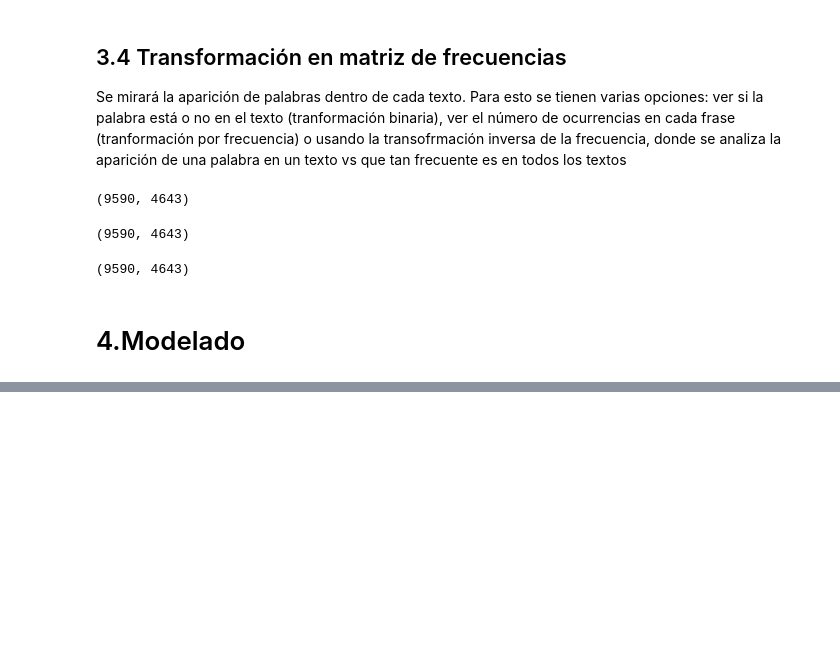
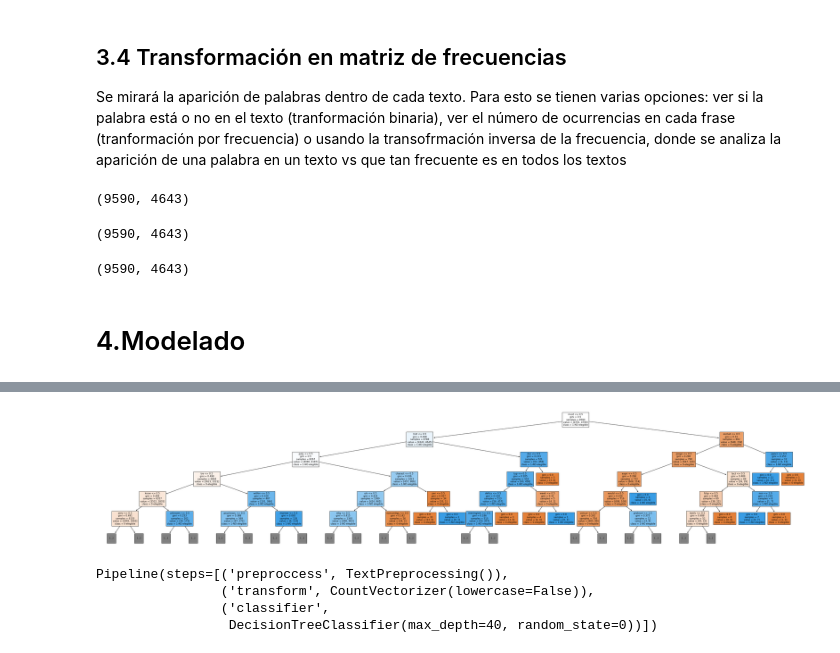
Before and after one commit to Traintain/2022-1-BI-Proyecto1-G4, a Jupyter notebook: Proyecto_1_Grupo_4.ipynb, the cells around one changed output, grey strips where cells are left out. Cells and saved outputs as stored; diff of their text form; code cells hidden in the pictures; blank space fills up the shorter version.

```diff
--- a/Proyecto_1_Grupo_4.ipynb
+++ b/Proyecto_1_Grupo_4.ipynb
@@ -602,0 +776,6 @@ def plot_confusion_matrix(y_true, y_pred, classes,
+# %%
+best_tree=grid_search_tree.best_estimator_['classifier']
+fig = plt.figure(figsize=(50,10))
+_ = tree.plot_tree(best_tree, max_depth=5, feature_names=grid_search_tree.best_estimator_['transform'].get_feature_names_out(), class_names=["0-elegible", "1-NO elegible"], filled=True, fontsize=9)
+# %% [output]
+[figure, added]
@@ -602,0 +790,7 @@ def plot_confusion_matrix(y_true, y_pred, classes,
+# %%
+pipe_tree_test.fit(X_train, y_train)
+# %% [output]
+Pipeline(steps=[('preproccess', TextPreprocessing()),
+                ('transform', CountVectorizer(lowercase=False)),
+                ('classifier',
+                 DecisionTreeClassifier(max_depth=40, random_state=0))])
```
Also changed, not shown: parts of 59 cells of this notebook.
